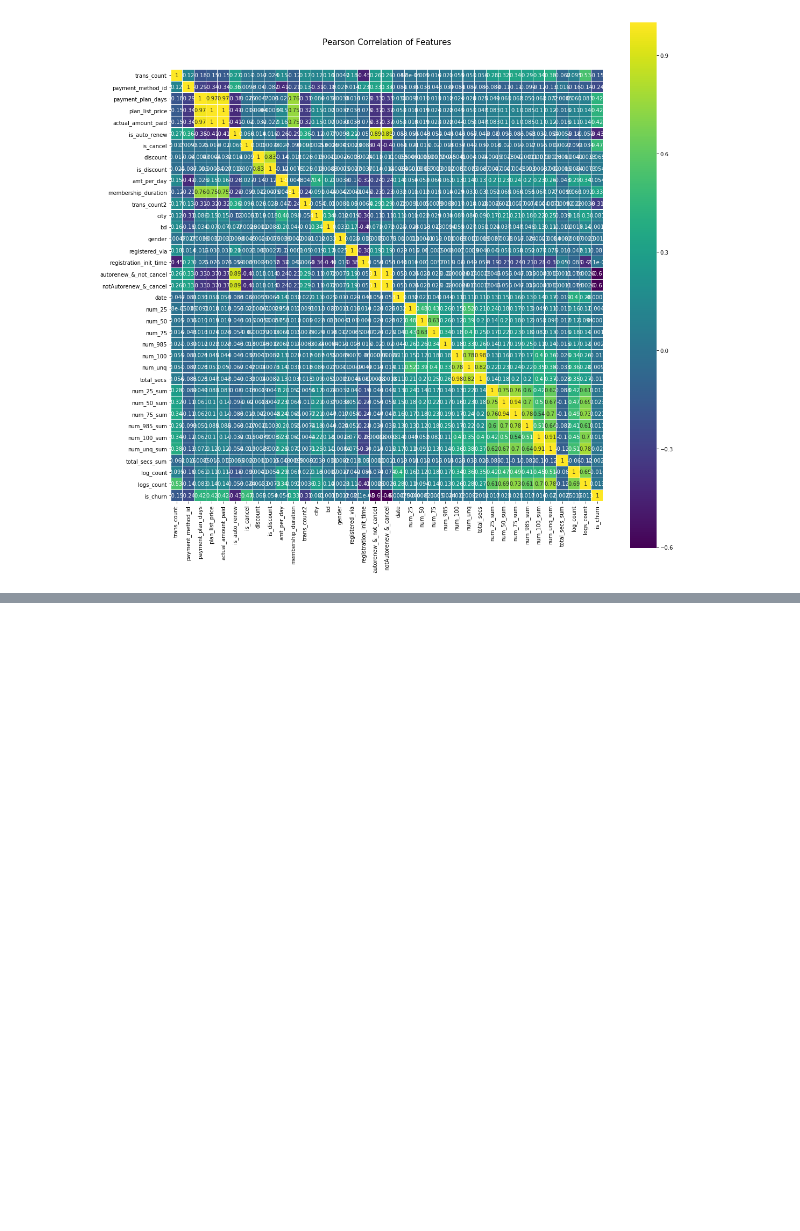
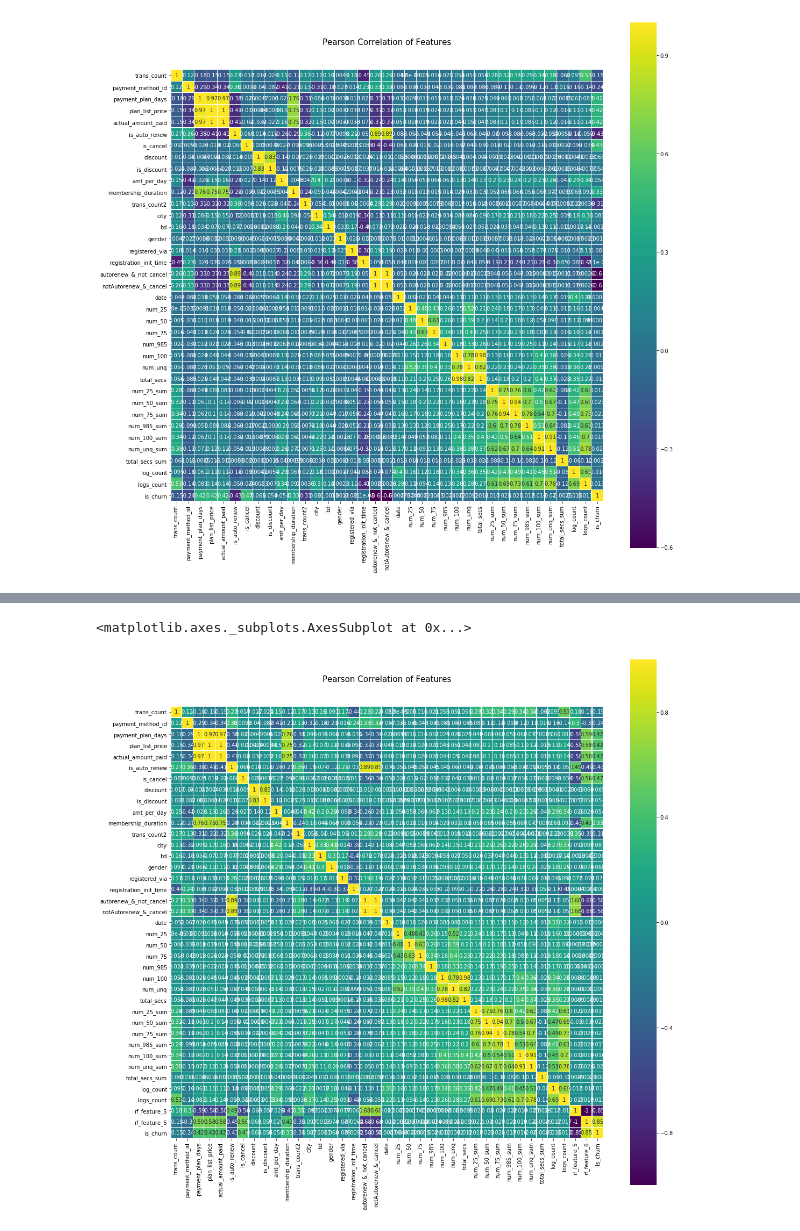
Before and after one commit to why2012/notebook, a Jupyter notebook: WSDM_Model.ipynb, the cells around one changed output, grey strips where cells are left out. Cells and saved outputs as stored; diff of their text form; code cells hidden in the pictures; blank space fills up the shorter version.

Commit message:
17-11-22 19:07 tree ensemble

```diff
--- a/WSDM_Model.ipynb
+++ b/WSDM_Model.ipynb
@@ -234,7 +198,7 @@ for i, data in enumerate(data_pack):
     mode_cols = ['payment_method_id', 'is_auto_renew', 'is_cancel', 'is_discount', 'city', 'gender', 'registered_via', 'registration_init_time', 'autorenew_&_not_cancel', 'notAutorenew_&_cancel', 'date']
     other_cols = [col for col in data.columns if col not in mean_cols if col not in mode_cols]
     data[mean_cols] = data[mean_cols].fillna(data[mean_cols].mean())
-    data[mode_cols] = data[mode_cols].fillna(data[mode_cols].mode())
+    data[mode_cols] = data[mode_cols].fillna(data[mode_cols].mode().iloc[0])
     data[other_cols]= data[other_cols].fillna(0)
     data_pack[i] = data
 train, test = data_pack
@@ -378,0 +406,34 @@ Multiple eval metrics have been passed: 'validation-logloss' will be used for ea
+# %%
+# xgb features
+xgb_params = {
+    'eta': 0.02, #use 0.002
+    'max_depth': 7,
+    'objective': 'binary:logistic',
+    'eval_metric': 'logloss',
+    'seed': i,
+    'silent': True,
+    'tree_method': 'gpu_hist',
+}
+
+# random forest features
+rf_params = {
+    'n_jobs': -1,
+    'n_estimators': 500,
+     'warm_start': True,
+     #'max_features': 0.2,
+    'max_depth': 6,
+    'min_samples_leaf': 2,
+    'max_features' : 'sqrt',
+    'verbose': 1
+}
+
+NFOLDS = 5
+SEED = 0
+ROUND = 300
+kf = KFold(train.shape[0], n_folds= NFOLDS, random_state=SEED)
+
+xgb_model = XgbModel(xgb_params, kf, ROUND=ROUND)
+rf_model = SklearnModel(RandomForestClassifier, rf_params, kf, "rf", SEED, predict_method="binary")
+
+final_train_data, final_test_data, new_feature_cols = ClfFeaturePipline(train, test, train[cols], train['is_churn'], test[cols], [rf_model, xgb_model]).train_pred()
+new_feature_cols = cols + new_feature_cols
@@ -379,3 +493,12 @@ Multiple eval metrics have been passed: 'validation-logloss' will be used for ea
+# %%
+print(final_train_data.head(3))
+colormap = plt.cm.viridis
+plt.figure(figsize=(18,18))
+plt.title('Pearson Correlation of Features', y=1.05, size=15)
+sns.heatmap(final_train_data[new_feature_cols + ["is_churn"]].astype(float).corr(),linewidths=0.1,vmax=1.0, square=True, cmap=colormap, linecolor='white', annot=True)
+# %% [output]
+<matplotlib.axes._subplots.AxesSubplot at 0x...>
+[figure, added]
 # %%
 final_xgb_model = XgbModel(xgb_params, ROUND=ROUND)
 validation_preds, final_preds, validation_y = final_xgb_model.train_pred(final_train_data[new_feature_cols], final_train_data['is_churn'], final_test_data[new_feature_cols])
```
Also changed, not shown: parts of 15 cells of this notebook.
